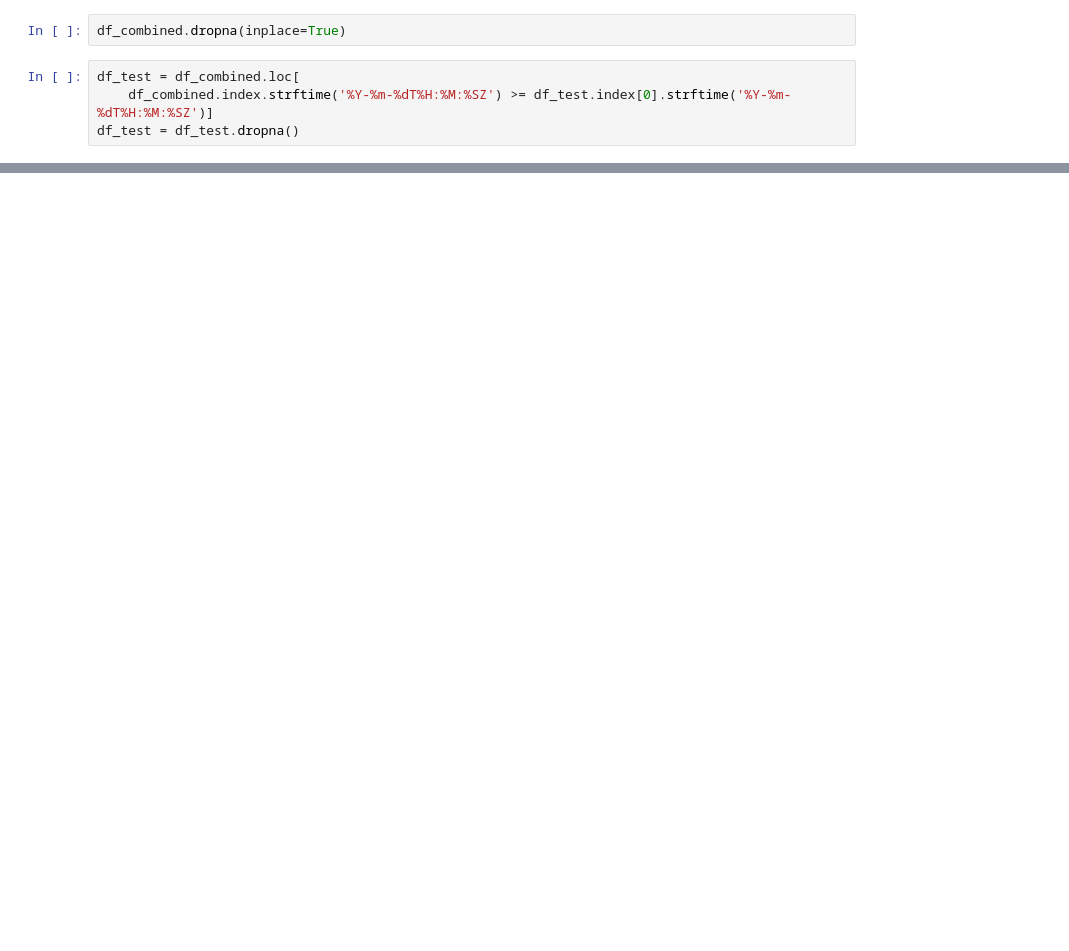
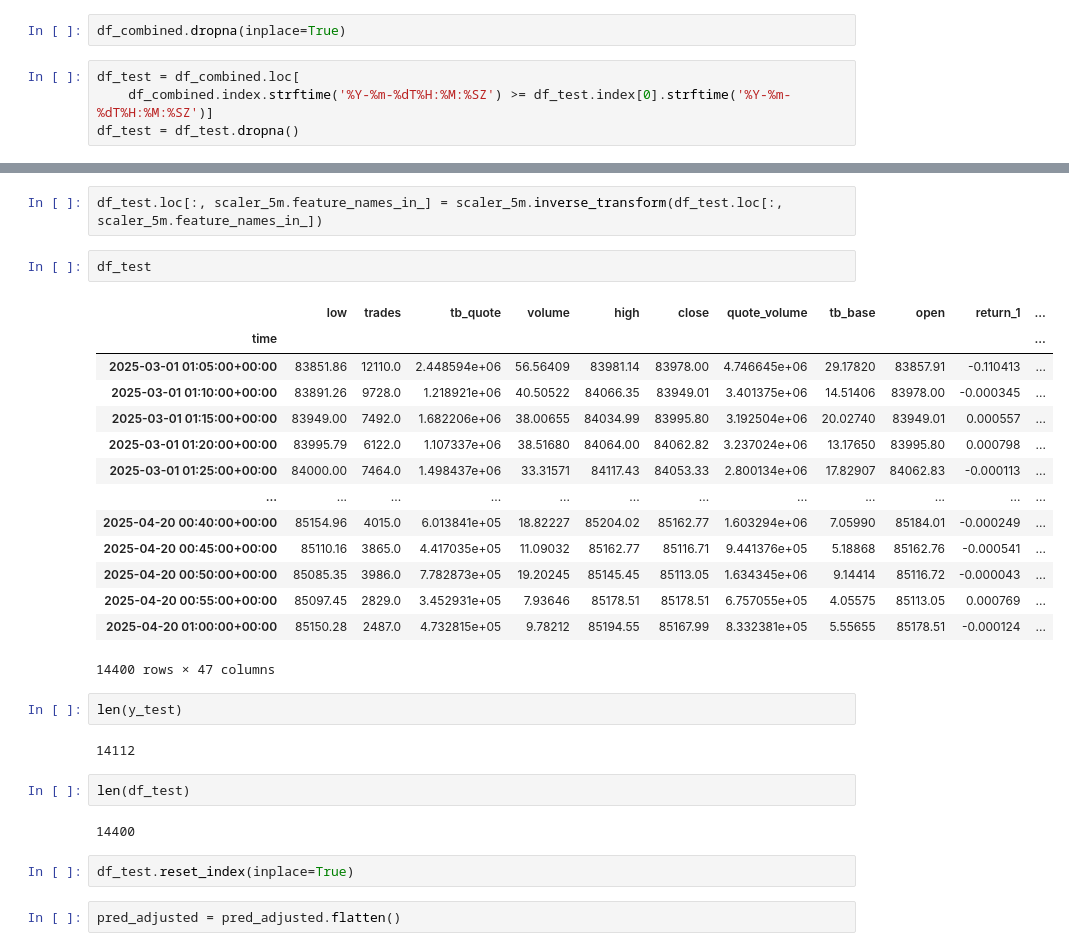
Before and after one commit to agaszner/befektetesi_portfolio_elemzes, a Jupyter notebook: crypto-predictions/plot_results.ipynb, the cells around one changed output, grey strips where cells are left out. Cells and saved outputs as stored; diff of their text form; blank space fills up the shorter version.

```diff
--- a/crypto-predictions/plot_results.ipynb
+++ b/crypto-predictions/plot_results.ipynb
@@ -71,0 +116,31 @@ Model: "sequential"
+# %%
+df_test.loc[:, scaler_5m.feature_names_in_] = scaler_5m.inverse_transform(df_test.loc[:, scaler_5m.feature_names_in_])
+# %%
+df_test
+# %% [output]
+|  | low | trades | tb_quote | volume | high | close | quote_volume | tb_base | open | return_1 | ... |
+| time |  |  |  |  |  |  |  |  |  |  | ... |
+| 2025-03-01 01:05:00+00:00 | 83851.86 | 12110.0 | 2.448594e+06 | 56.56409 | 83981.14 | 83978.00 | 4.746645e+06 | 29.17820 | 83857.91 | -0.110413 | ... |
+| 2025-03-01 01:10:00+00:00 | 83891.26 | 9728.0 | 1.218921e+06 | 40.50522 | 84066.35 | 83949.01 | 3.401375e+06 | 14.51406 | 83978.00 | -0.000345 | ... |
+| 2025-03-01 01:15:00+00:00 | 83949.00 | 7492.0 | 1.682206e+06 | 38.00655 | 84034.99 | 83995.80 | 3.192504e+06 | 20.02740 | 83949.01 | 0.000557 | ... |
+| 2025-03-01 01:20:00+00:00 | 83995.79 | 6122.0 | 1.107337e+06 | 38.51680 | 84064.00 | 84062.82 | 3.237024e+06 | 13.17650 | 83995.80 | 0.000798 | ... |
+| 2025-03-01 01:25:00+00:00 | 84000.00 | 7464.0 | 1.498437e+06 | 33.31571 | 84117.43 | 84053.33 | 2.800134e+06 | 17.82907 | 84062.83 | -0.000113 | ... |
+| ... | ... | ... | ... | ... | ... | ... | ... | ... | ... | ... | ... |
+| 2025-04-20 00:40:00+00:00 | 85154.96 | 4015.0 | 6.013841e+05 | 18.82227 | 85204.02 | 85162.77 | 1.603294e+06 | 7.05990 | 85184.01 | -0.000249 | ... |
+| 2025-04-20 00:45:00+00:00 | 85110.16 | 3865.0 | 4.417035e+05 | 11.09032 | 85162.77 | 85116.71 | 9.441376e+05 | 5.18868 | 85162.76 | -0.000541 | ... |
+| 2025-04-20 00:50:00+00:00 | 85085.35 | 3986.0 | 7.782873e+05 | 19.20245 | 85145.45 | 85113.05 | 1.634345e+06 | 9.14414 | 85116.72 | -0.000043 | ... |
+| 2025-04-20 00:55:00+00:00 | 85097.45 | 2829.0 | 3.452931e+05 | 7.93646 | 85178.51 | 85178.51 | 6.757055e+05 | 4.05575 | 85113.05 | 0.000769 | ... |
+| 2025-04-20 01:00:00+00:00 | 85150.28 | 2487.0 | 4.732815e+05 | 9.78212 | 85194.55 | 85167.99 | 8.332381e+05 | 5.55655 | 85178.51 | -0.000124 | ... |
+14400 rows × 47 columns
+# %%
+len(y_test)
+# %% [output]
+14112
+# %%
+len(df_test)
+# %% [output]
+14400
+# %%
+df_test.reset_index(inplace=True)
+# %%
+pred_adjusted = pred_adjusted.flatten()
```
Also changed, not shown: parts of 17 cells of this notebook, 13 other files.
